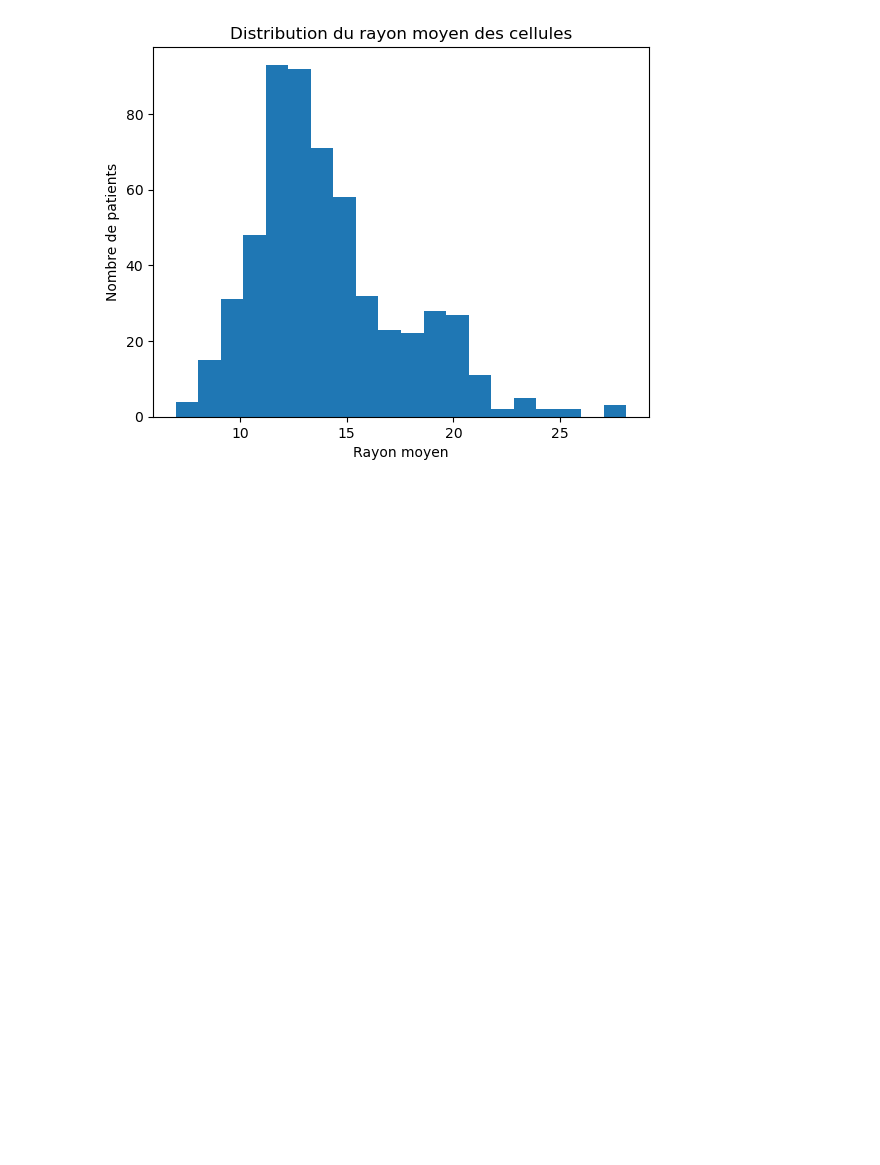
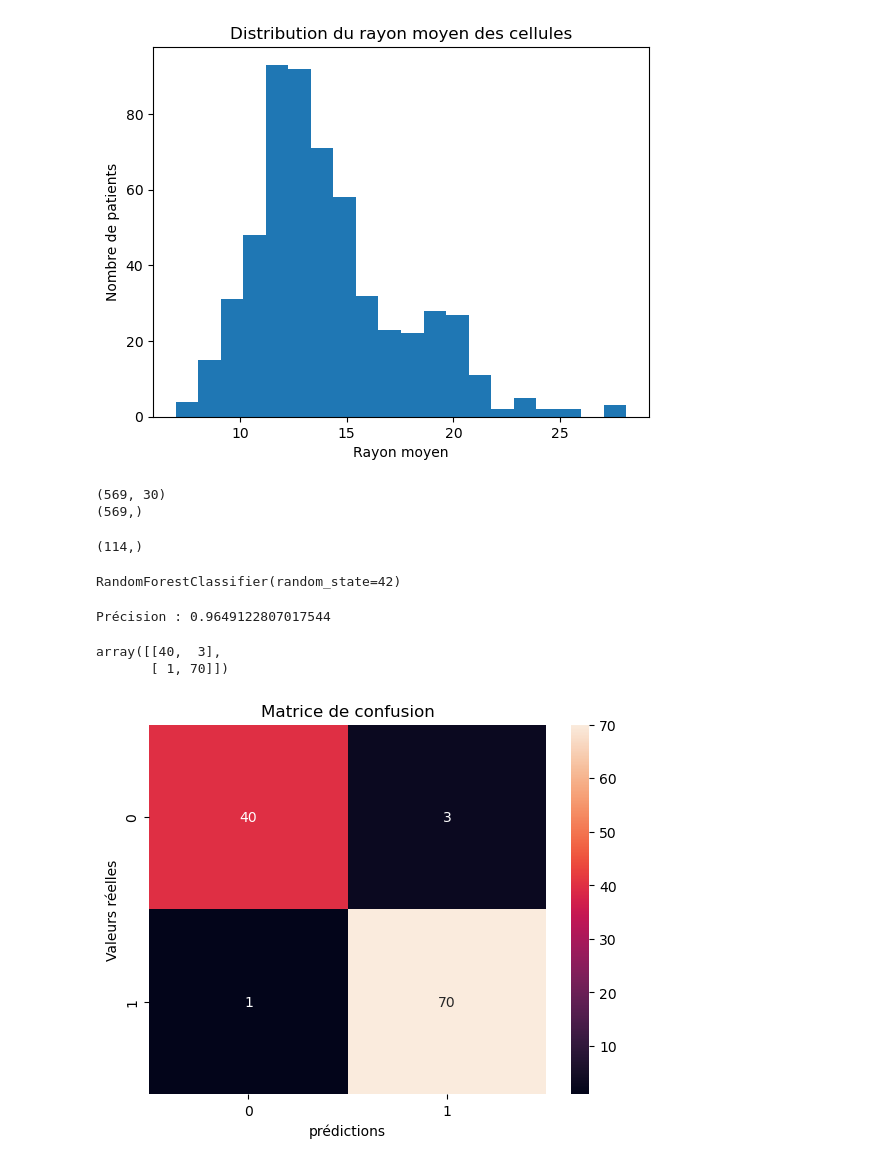
Before and after one commit to dramembaye3/analyse_donnees_cancer_python, a Jupyter notebook: analysis.ipynb, the cells around one changed output. Saved outputs shown, nothing was run; the diff lists cells and outputs as text; code cells hidden in the pictures; blank space fills up the shorter version.

```diff
--- a/analysis.ipynb
+++ b/analysis.ipynb
@@ -76,3 +76,53 @@ plt.title("Distribution du rayon moyen des cellules")
 plt.show()
 # %% [output]
 [figure]
+# %%
+"""séparer les cellules x et y"""
+x = df.drop("diagnostic" , axis=1)
+y = df["diagnostic"]
+
+print(x.shape)
+print(y.shape)
+# %% [output]
+(569, 30)
+(569,)
+# %%
+"""cellule train/test"""
+from sklearn.model_selection import train_test_split
+x_train, x_test, y_train, y_test = train_test_split(x, y, test_size=0.2, random_state=42)
+print(y_test.shape)
+# %% [output]
+(114,)
+# %%
+"""model ML"""
+from sklearn.ensemble import RandomForestClassifier
+model = RandomForestClassifier(n_estimators=100, random_state=42)
+model.fit(x_train, y_train)
+# %% [output]
+RandomForestClassifier(random_state=42)
+# %%
+"""prédictions"""
+from sklearn.metrics import accuracy_score, confusion_matrix
+y_pred = model.predict(x_test)
+print("Précision :", accuracy_score(y_test, y_pred))
+# %% [output]
+Précision : 0.9649122807017544
+# %%
+"""Matrice de confusion"""
+cm = confusion_matrix(y_test, y_pred)
+cm
+# %% [output]
+array([[40,  3],
+       [ 1, 70]])
+# %%
+"""visualiser les matrices"""
+import seaborn as sns
+
+plt.figure()
+sns.heatmap(cm, annot=True, fmt="d")
+plt.xlabel("prédictions")
+plt.ylabel("Valeurs réelles")
+plt.title("Matrice de confusion")
+plt.show()
+# %% [output]
+[figure, added]
```
Also changed, not shown: parts of 1 cell of this notebook.
